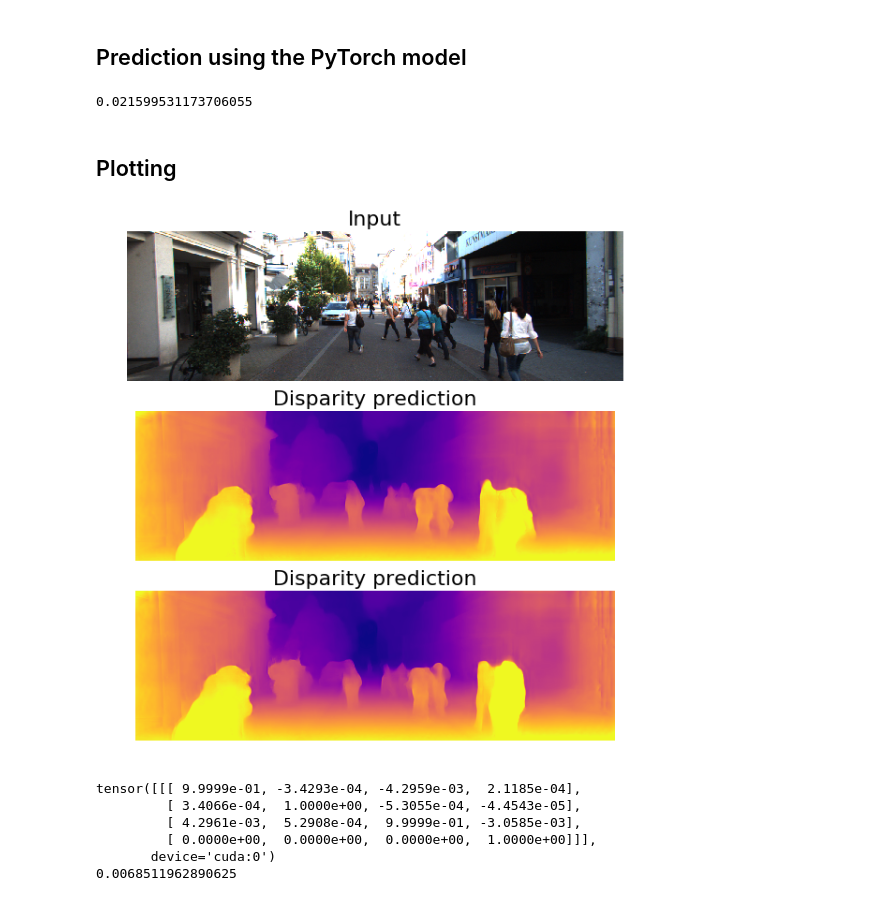
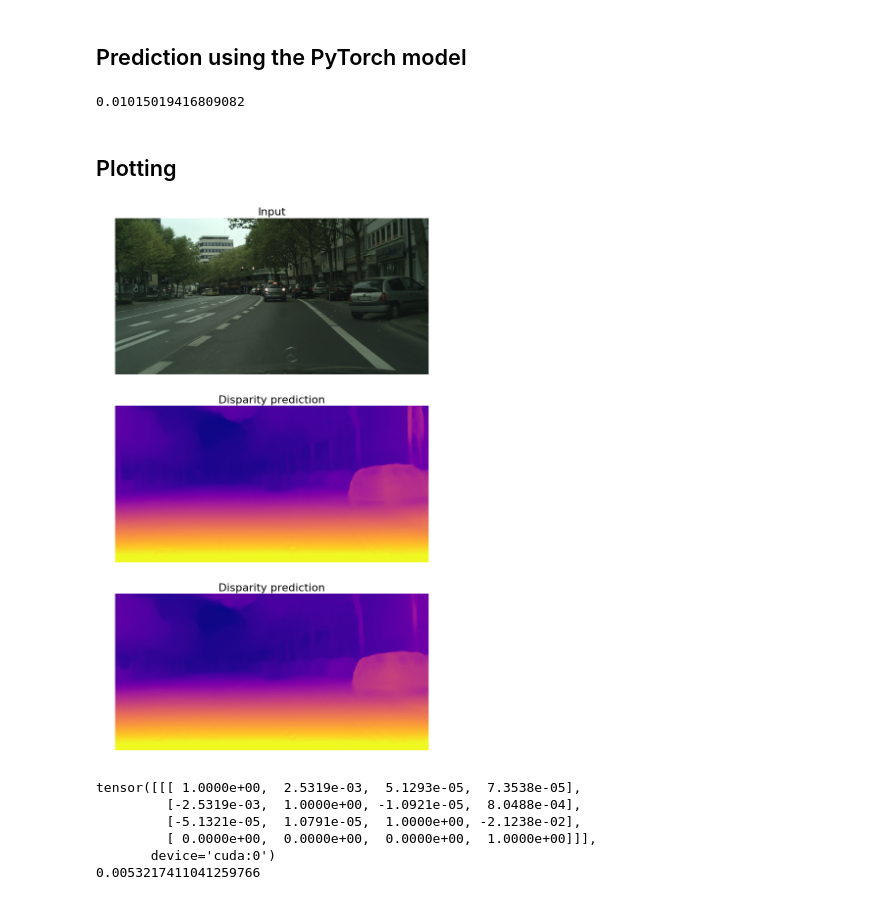
Before and after one commit to kwea123/monodepth2, a Jupyter notebook: depth_prediction_example.ipynb, the cells around one changed output. Saved outputs shown, nothing was run; the diff lists cells and outputs as text; code cells hidden in the pictures.

```diff
--- a/depth_prediction_example.ipynb
+++ b/depth_prediction_example.ipynb
@@ -25,8 +28,9 @@ from utils import download_model_if_doesnt_exist
 # %% [markdown]
 ## Setting up network and loading weights
 # %%
-model_name = "mono_1024x320"
-# model_name = "mono_640x192"
+# model_name = "mono_1024x320"
+# model_name = "mono_apollo_640x512/models/weights_5"
+model_name = "mono_city_512x256/models/weights_0"
 
 # download_model_if_doesnt_exist(model_name)
 encoder_path = os.path.join("models", model_name, "encoder.pth")
@@ -59,22 +63,33 @@ pose_decoder.eval();
 # %% [markdown]
 ## Loading the test image and preprocessing
 # %%
-# image_path1 = '/home/ubuntu/hdd/data/BDD100K/images/100k/train/0a0c3694-24b5193a.jpg'
-base_dir = '/home/ubuntu/hdd/data/kitti/RawData/2011_09_29/2011_09_29_drive_0071_sync'
-image_path1 = os.path.join(base_dir, 'image_02/data/0000000330.png')
-image_path2 = os.path.join(base_dir, 'image_02/data/0000000331.png')
+# image_path1 = '/home/ubuntu/hdd/data/Apolloscape/Segmentation/road04_seg/ColorImage/Record021/Camera 5/171206_062301655_Camera_5.jpg'
+# image_path2 = '/home/ubuntu/hdd/data/Apolloscape/Segmentation/road04_seg/ColorImage/Record021/Camera 5/171206_062301924_Camera_5.jpg'
+label_path1 = '/home/ubuntu/hdd/data/Apolloscape/Segmentation/road04_seg/Label/Record021/Camera 5/171206_062301655_Camera_5_bin.png'
+label_path2 = '/home/ubuntu/hdd/data/Apolloscape/Segmentation/road04_seg/Label/Record021/Camera 5/171206_062301924_Camera_5_bin.png'
+
+# image_path1 = '/home/ubuntu/hdd/data/kitti/RawData/2011_09_30/2011_09_30_drive_0020_sync/image_02/data/0000000000.png'
+# image_path2 = '/home/ubuntu/hdd/data/kitti/RawData/2011_09_30/2011_09_30_drive_0020_sync/image_02/data/0000000001.png'
+image_path1 = '/home/ubuntu/hdd/data/Cityscapes/leftImg8bit_sequence_trainvaltest/leftImg8bit_sequence/train/aachen/aachen_000011_000000_leftImg8bit.png'
+image_path2 = '/home/ubuntu/hdd/data/Cityscapes/leftImg8bit_sequence_trainvaltest/leftImg8bit_sequence/train/aachen/aachen_000011_000001_leftImg8bit.png'
 
 input_image1 = pil.open(image_path1).convert('RGB')
 input_image2 = pil.open(image_path2).convert('RGB')
+label1 = pil.open(label_path1).convert('RGB')
+label2 = pil.open(label_path2).convert('RGB')
 original_width, original_height = input_image1.size
 
 feed_height = loaded_dict_enc['height']
 feed_width = loaded_dict_enc['width']
 input_image1_resized = input_image1.resize((feed_width, feed_height), pil.LANCZOS)
 input_image2_resized = input_image2.resize((feed_width, feed_height), pil.LANCZOS)
+label1_resized = label1.resize((feed_width, feed_height), pil.LANCZOS)
+label2_resized = label2.resize((feed_width, feed_height), pil.LANCZOS)
 
 input_image1_pytorch = transforms.ToTensor()(input_image1_resized).unsqueeze(0).cuda()
 input_image2_pytorch = transforms.ToTensor()(input_image2_resized).unsqueeze(0).cuda()
+label1_pytorch = torch.FloatTensor(np.array(label1_resized).transpose(2, 0, 1)).unsqueeze(0).cuda()
+label2_pytorch = torch.FloatTensor(np.array(label2_resized).transpose(2, 0, 1)).unsqueeze(0).cuda()
 # %% [markdown]
 ## Prediction using the PyTorch model
 # %%
@@ -89,39 +104,38 @@ with torch.no_grad():
     torch.cuda.synchronize()
 print(time.time()-t)
 # %% [output]
-0.021599531173706055
+0.01015019416809082
 # %% [markdown]
 ## Plotting
 # %%
 # disp_resized = torch.nn.functional.interpolate(disp,
 #     (original_height, original_width), mode="bilinear", align_corners=False)
 
 disp1_np = disp1.squeeze().cpu().numpy()
 disp2_np = disp2.squeeze().cpu().numpy()
-depth1_np = 5.4/disp1_np
 vmax = np.percentile(disp1_np, 95)
 
-plt.figure(figsize=(10, 10))
+plt.figure(figsize=(20, 20))
 plt.subplot(311)
 plt.imshow(input_image1)
 plt.title("Input", fontsize=22)
 plt.axis('off');
 
 plt.subplot(312)
 plt.imshow(disp1_np, cmap='plasma', vmax=vmax)
 plt.title("Disparity prediction", fontsize=22)
 plt.axis('off');
 
 plt.subplot(313)
 plt.imshow(disp2_np, cmap='plasma', vmax=vmax)
 plt.title("Disparity prediction", fontsize=22)
 plt.axis('off');
 # plt.subplot(313)
 # plt.imshow(depth_np, cmap='jet', vmax=100)
 # plt.title("Depth prediction", fontsize=22)
 # plt.axis('off');
 # %% [output]
-[figure, old version]
+[figure, new version]
 # %%
 import yaml
 from layers import *
@@ -147,25 +178,27 @@ T = transformation_from_parameters(axisangle[:, 0], translation[:, 0], True)
 pix_coords = project_3d(cam_points, torch.FloatTensor(K[np.newaxis,:]).cuda(), T)
 
 with torch.no_grad():
-    img_warped12 = F.grid_sample(input_image1_pytorch, pix_coords, padding_mode="zeros")
+    img_warped12 = F.grid_sample(input_image1_pytorch, pix_coords, padding_mode="border")
+    label_warped12 = F.grid_sample(label1_pytorch, pix_coords, mode='nearest', padding_mode="border")
 
 cam_points = backproject_depth(depth1, torch.FloatTensor(K_inv[np.newaxis,:]).cuda())
 T = transformation_from_parameters(axisangle[:, 0], translation[:, 0], False)
 pix_coords = project_3d(cam_points, torch.FloatTensor(K[np.newaxis,:]).cuda(), T)
 
 with torch.no_grad():
-    img_warped21 = F.grid_sample(input_image2_pytorch, pix_coords, padding_mode="zeros")
+    img_warped21 = F.grid_sample(input_image2_pytorch, pix_coords, padding_mode="border")
+    label_warped21 = F.grid_sample(label2_pytorch, pix_coords, mode='nearest', padding_mode="border")
 
 print(T)
 torch.cuda.synchronize()
 print(time.time()-t)
 # %% [output]
-tensor([[[ 9.9999e-01, -3.4293e-04, -4.2959e-03,  2.1185e-04],
-         [ 3.4066e-04,  1.0000e+00, -5.3055e-04, -4.4543e-05],
-         [ 4.2961e-03,  5.2908e-04,  9.9999e-01, -3.0585e-03],
+tensor([[[ 1.0000e+00,  2.5319e-03,  5.1293e-05,  7.3538e-05],
+         [-2.5319e-03,  1.0000e+00, -1.0921e-05,  8.0488e-04],
+         [-5.1321e-05,  1.0791e-05,  1.0000e+00, -2.1238e-02],
          [ 0.0000e+00,  0.0000e+00,  0.0000e+00,  1.0000e+00]]],
        device='cuda:0')
-0.0068511962890625
+0.0053217411041259766
 # %%
 plt.figure(figsize=(20, 8))
 plt.subplot(221)
```
Also changed, not shown: parts of 7 cells of this notebook, 7 other files.
